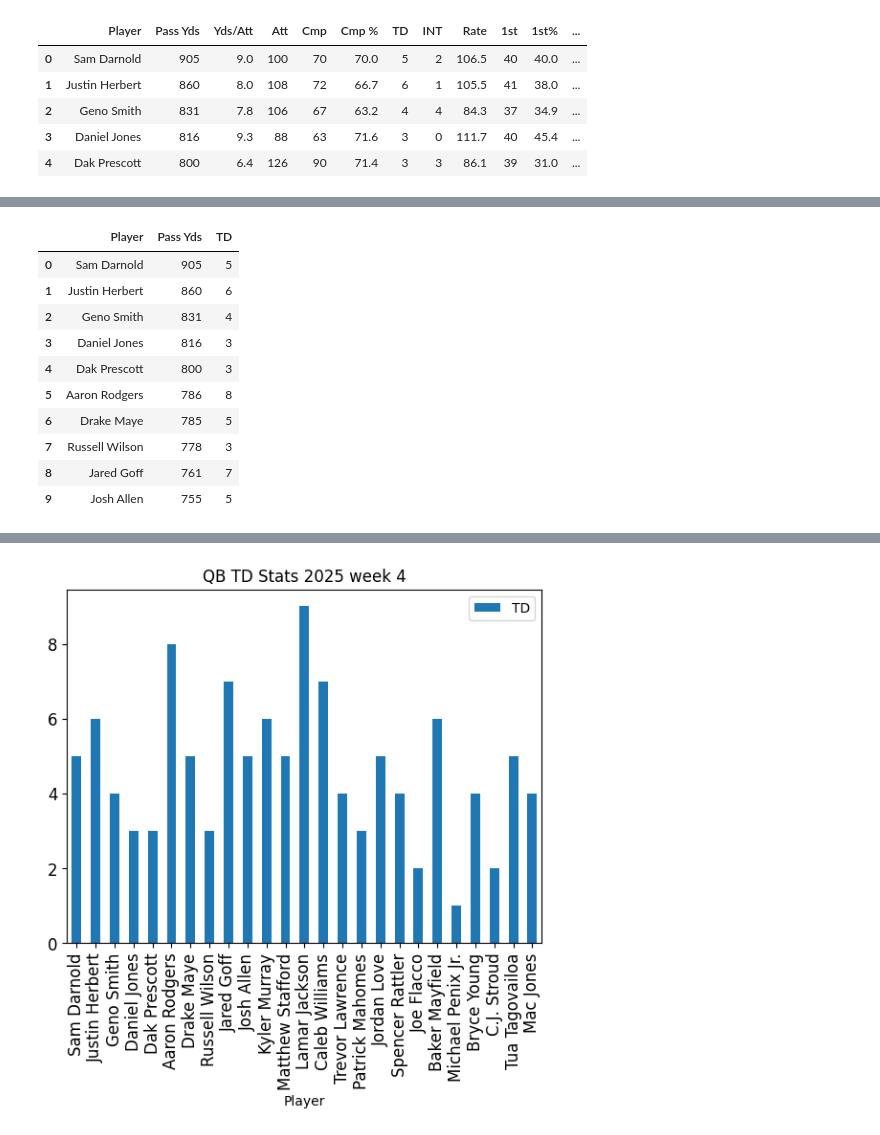
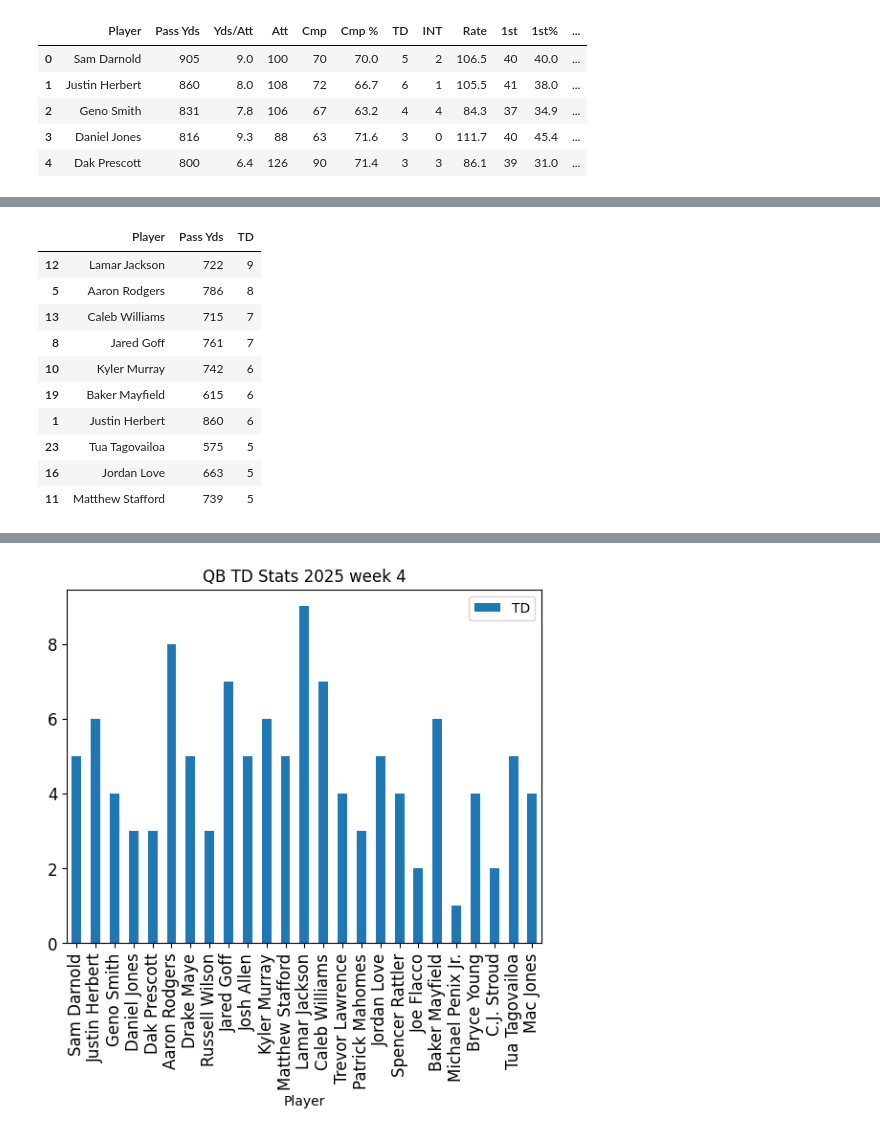
Before and after one commit to coconut808/Data-Exploration, a Jupyter notebook: nfl/plotting_practice.ipynb, the cells around one changed output, grey strips where cells are left out. Drawn from its saved outputs; the diff is of its cells as text; code cells hidden in the pictures.

```diff
--- a/nfl/plotting_practice.ipynb
+++ b/nfl/plotting_practice.ipynb
@@ -70,19 +70,19 @@ None
 | 75% | 785.000000 | 7.800000 | 110.000000 | 74.000000 | 69.700000 | 6.000000 | 3.000000 | 106.500000 | 38.000000 | 38.000000 | 11.000000 | ... |
 | max | 905.000000 | 9.600000 | 130.000000 | 90.000000 | 77.900000 | 9.000000 | 4.000000 | 141.800000 | 42.000000 | 45.400000 | 15.000000 | ... |
 # %%
-df[['Player', 'Pass Yds', 'TD']].sort_values(by='Pass Yds', ascending=False).head(10)
+df[['Player', 'Pass Yds', 'TD']].sort_values(by='TD', ascending=False).head(10)
 # %% [output]
 |  | Player | Pass Yds | TD |
-| 0 | Sam Darnold | 905 | 5 |
+| 12 | Lamar Jackson | 722 | 9 |
+| 5 | Aaron Rodgers | 786 | 8 |
+| 13 | Caleb Williams | 715 | 7 |
+| 8 | Jared Goff | 761 | 7 |
+| 10 | Kyler Murray | 742 | 6 |
+| 19 | Baker Mayfield | 615 | 6 |
 | 1 | Justin Herbert | 860 | 6 |
-| 2 | Geno Smith | 831 | 4 |
-| 3 | Daniel Jones | 816 | 3 |
-| 4 | Dak Prescott | 800 | 3 |
-| 5 | Aaron Rodgers | 786 | 8 |
-| 6 | Drake Maye | 785 | 5 |
-| 7 | Russell Wilson | 778 | 3 |
-| 8 | Jared Goff | 761 | 7 |
-| 9 | Josh Allen | 755 | 5 |
+| 23 | Tua Tagovailoa | 575 | 5 |
+| 16 | Jordan Love | 663 | 5 |
+| 11 | Matthew Stafford | 739 | 5 |
 # %%
 df.plot(
     kind='bar',
```
Also changed, not shown: parts of 5 cells of this notebook, 2 other files.
